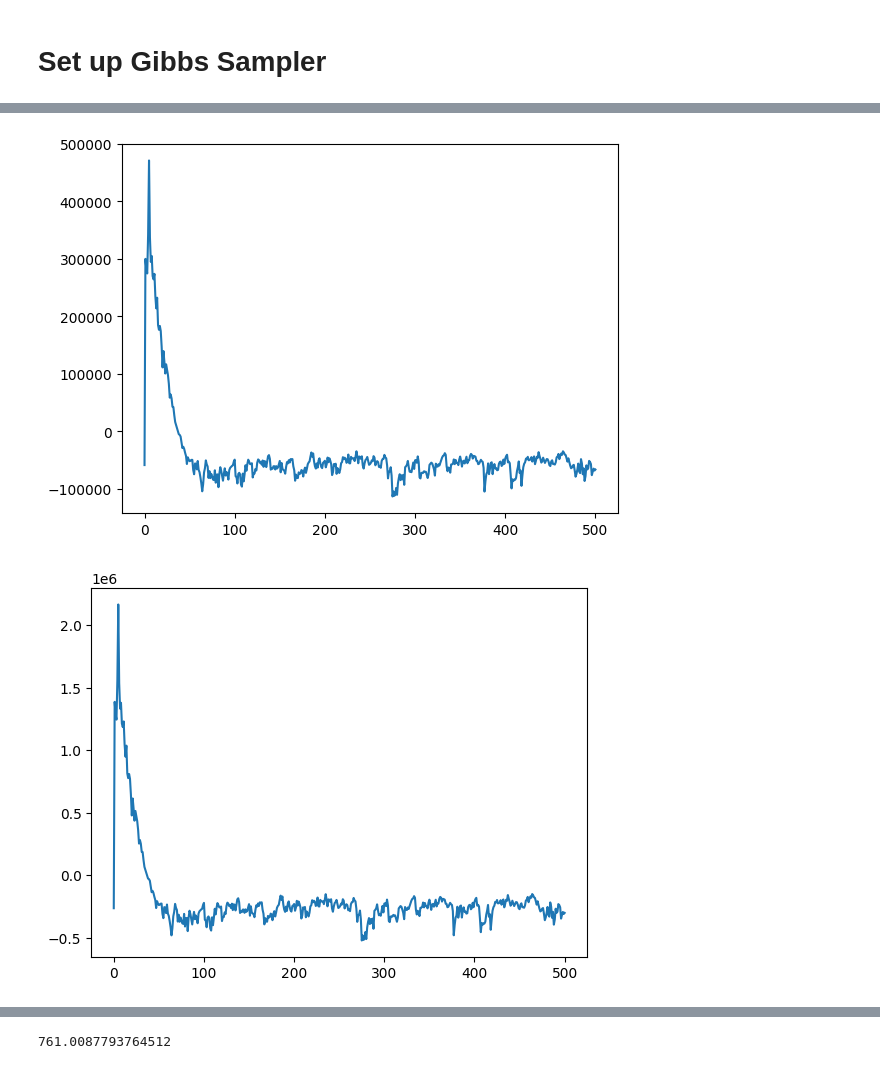
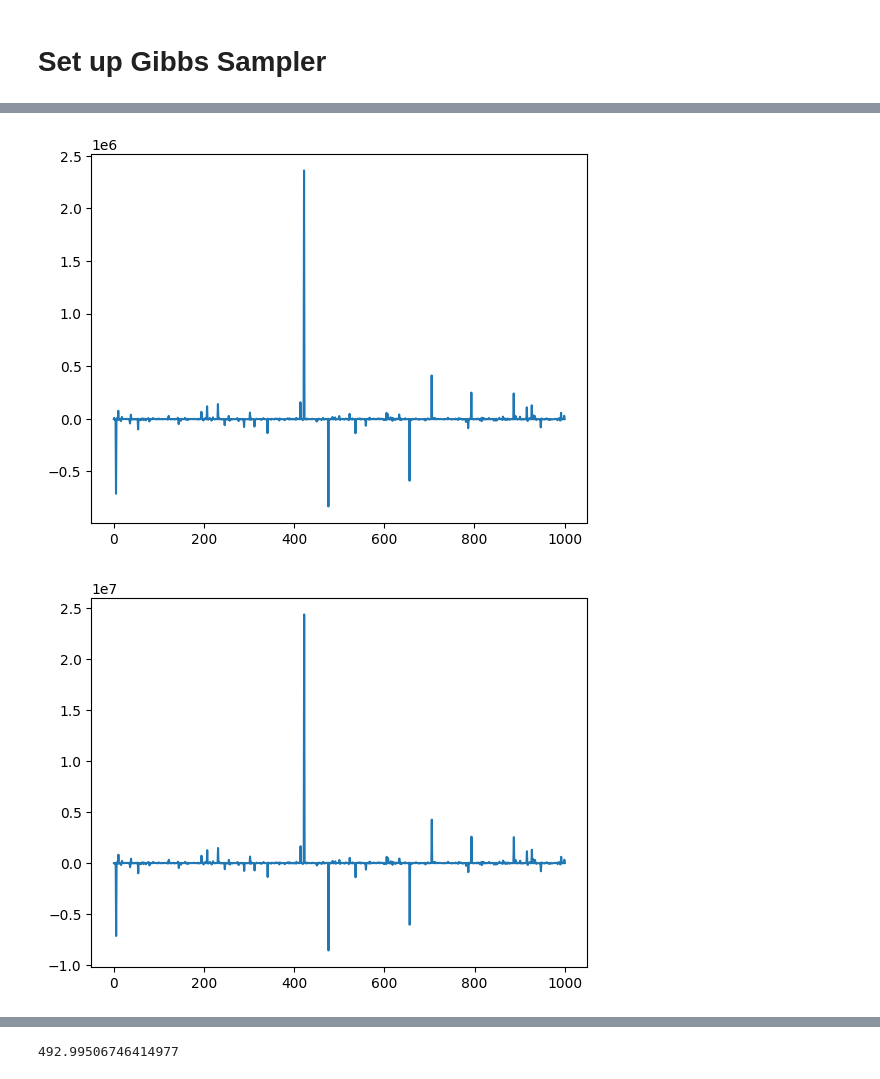
Before and after one commit to RHINO-Experiment/rhino-cal, a Jupyter notebook: gibbs_notebook.ipynb, the cells around one changed output, grey strips where cells are left out. Cells and saved outputs as stored; diff of their text form; code cells hidden in the pictures.

Commit message:
Sampling fixes. Need to fix cal source gcr

```diff
--- a/gibbs_notebook.ipynb
+++ b/gibbs_notebook.ipynb
@@ -184,0 +208,4 @@ plt.show()
+# %%
+print(cal_source_priors)
+print(cal_source_prior_inv_cov)
+cal_source_prior_inv_cov *= 1000
@@ -187,19 +218,33 @@ plt.show()
 
 from sampler.gibbs_sample import construct_gcr_lhs, construct_gcr_rhs, solve_gcr
 
+
+
+
+
 cal_source_lhs = construct_gcr_lhs(linear_operator=X_calibrator,
                                    inv_data_cov=cal_source_prior_inv_cov,
-                                   inv_prior_cov=cal_source_prior_inv_cov)
+                                   inv_prior_cov=None,
+                                   prior_in_data_space=True)
 cal_source_rhs = construct_gcr_rhs(linear_operator=X_calibrator,
                                    data=cal_source_priors,
                                    inv_data_cov=cal_source_prior_inv_cov,
                                    omega_data=np.zeros_like(observation.data_waterfall.flatten()),
-                                   priors=cal_source_priors,
-                                   inv_prior_cov=cal_source_prior_inv_cov,
-                                   weiner_solution=True)
+                                   priors=None,
+                                   inv_prior_cov=None,
+                                   weiner_solution=True,
+                                   prior_in_data_space=True)
 
-init_calibrator_solution = solve_gcr(cal_source_lhs, cal_source_rhs)
+init_calibrator_solution = solve_gcr(cal_source_lhs, cal_source_rhs,linalg_init=False,
+                                     atol=1e-12, rtol=1e-14, maxiter=int(1e6))
 
+
+
+
+init_calibrator_solution = np.array([np.mean(observation.temperatures['ambient']),
+                                     np.mean(observation.temperatures['heated'])])
+
+print(init_calibrator_solution)
 # ambient_amps, heated_amps = init_calibrator_solution[:4], init_calibrator_solution[4:]
 # print(ambient_amps)
 # print(heated_amps)
@@ -276,5 +351,6 @@ param_dict = sample_loop(data=observation.data_waterfall.flatten(),
                          init_ant_nw_amps=np.ones_like(X_ant_noisewave[0]),
                          cal_src_priors=cal_source_priors,
                          inv_cal_src_prior_cov=cal_source_prior_inv_cov, n_iter=200,
+                         fix_cal_source=True,
                          verbose=True)
 # %% [output]
@@ -323,6 +399,7 @@ param_dict = sample_loop(data=observation.data_waterfall.flatten(),
                          init_cal_src_amps=init_calibrator_solution,
                          init_ant_nw_amps=np.median(param_dict['all_p_ant_nw'], axis=0),
                          cal_src_priors=cal_source_priors,
-                         inv_cal_src_prior_cov=cal_source_prior_inv_cov, n_iter=500,
+                         inv_cal_src_prior_cov=cal_source_prior_inv_cov, n_iter=1000,
+                         fix_cal_source=True,
                          verbose=False)
 # %% [output]
@@ -339,19 +426,17 @@ Gibbs Sample - 450 / 500
 # %%
 plt.plot(param_dict['all_p_gain'][:,0])
 plt.show()
 plt.plot(param_dict['all_p_gain'][:,2])
-plt.show()
-plt.plot(param_dict['all_p_gain'][:,4])
 plt.show()
 plt.plot(param_dict['all_p_gain'][:,-1])
 plt.show()
 plt.plot(param_dict['all_p_cal_src'][:, 0])
 plt.show()
 plt.plot(param_dict['all_p_cal_src'][:, -1])
 plt.show()
 
 
 print(np.median(param_dict['all_p_cal_src'][:, -1]))
 # %% [output]
-[figure, old version]
+[figure, new version]
-[figure, old version]
+[figure, new version]
@@ -362,4 +446,4 @@ print(np.median(param_dict['all_p_cal_src'][:, -1]))
-761.0087793764512
+492.99506746414977
 # %%
 # Recovered Antenna
 
```
Also changed, not shown: parts of 31 cells of this notebook, 7 other files.
